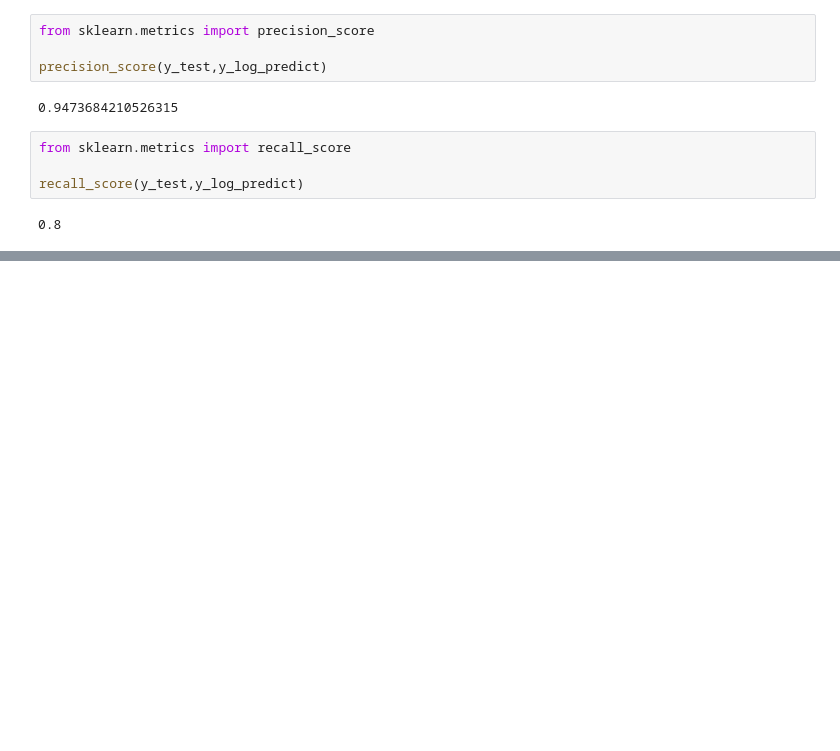
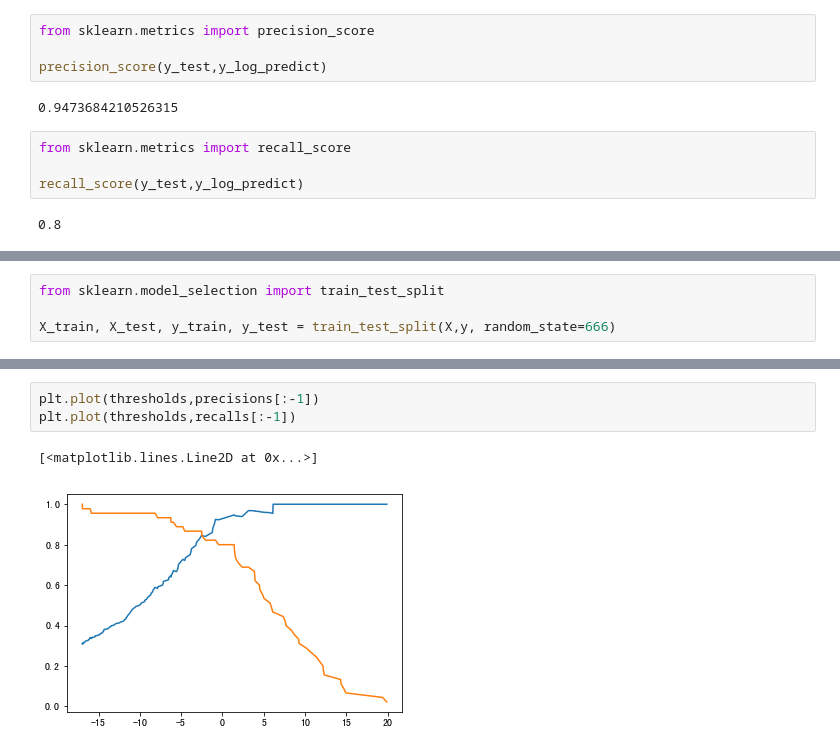
Before and after one commit to rzhao29/-11-, a Jupyter notebook: 分类算法的评价.ipynb, the cells around one changed output, grey strips where cells are left out. Drawn from its saved outputs; the diff is of its cells as text; blank space fills up the shorter version.

```diff
--- a/分类算法的评价.ipynb
+++ b/分类算法的评价.ipynb
@@ -146,0 +193,4 @@ recall_score(y_test,y_log_predict)
+# %%
+from sklearn.model_selection import train_test_split
+
+X_train, X_test, y_train, y_test = train_test_split(X,y, random_state=666)
@@ -146,0 +341,6 @@ recall_score(y_test,y_log_predict)
+# %%
+plt.plot(thresholds,precisions[:-1])
+plt.plot(thresholds,recalls[:-1])
+# %% [output]
+[<matplotlib.lines.Line2D at 0x...>]
+[figure, added]
```
Also changed, not shown: parts of 42 cells of this notebook.
